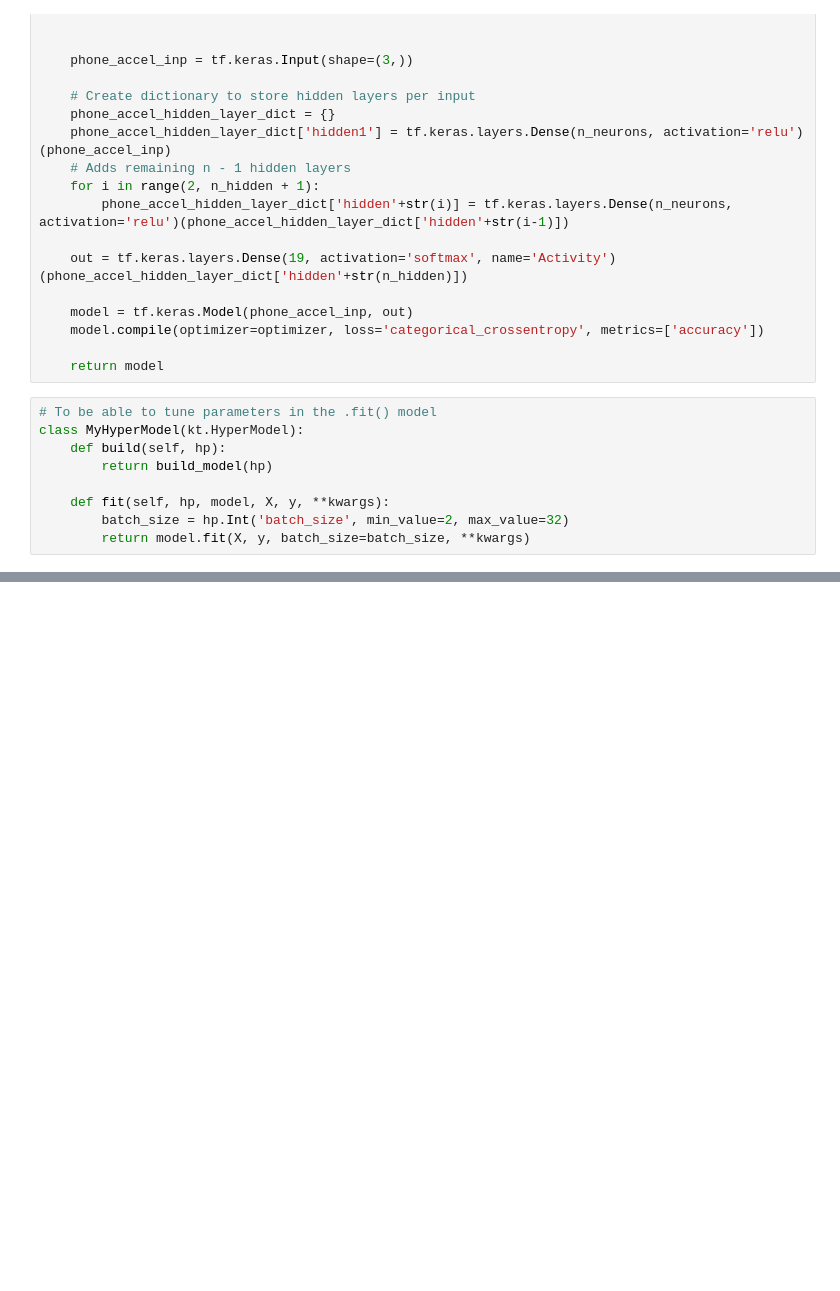
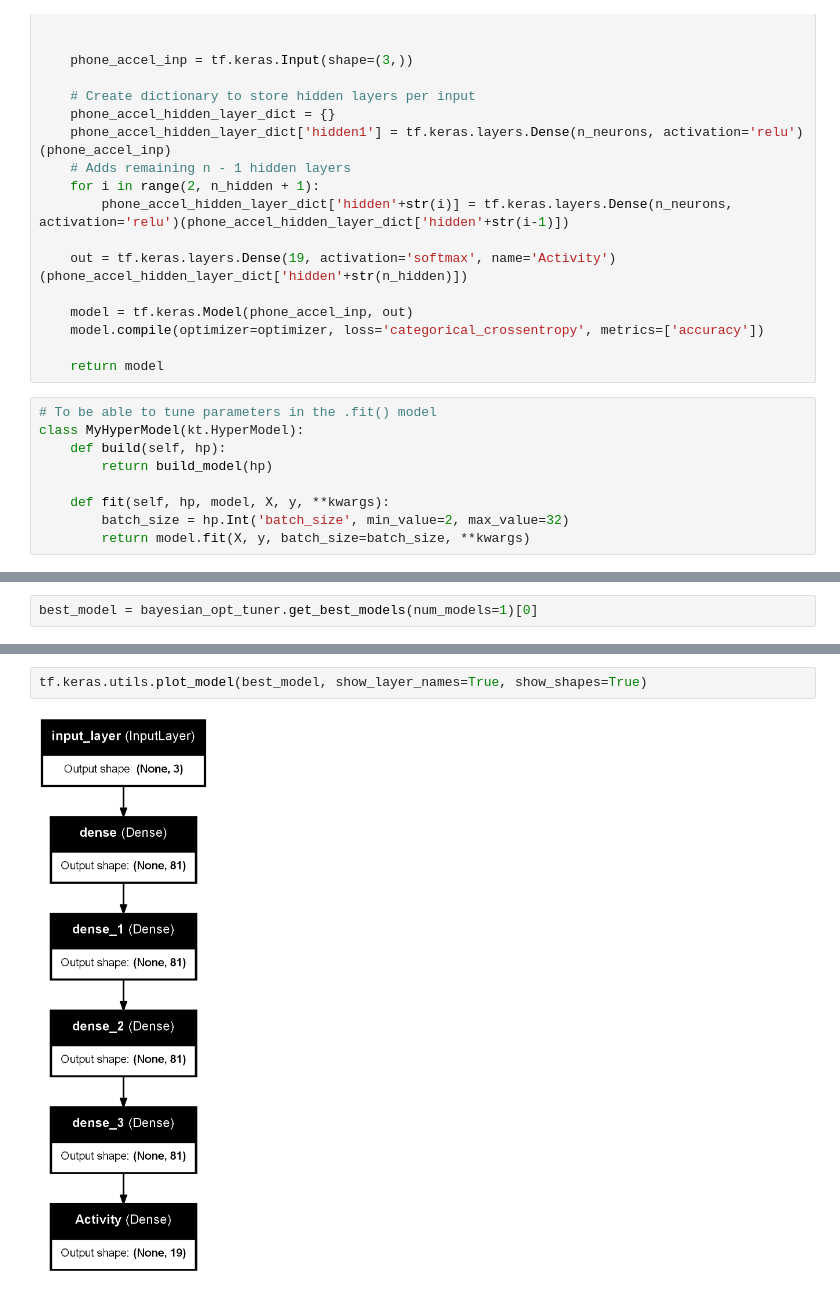
Before and after one commit to Mapua-Data-Science/module-2-exam-wisdm-acenas_carreon, a Jupyter notebook: src/notebook.ipynb, the cells around one changed output, grey strips where cells are left out. Drawn from its saved outputs; the diff is of its cells as text; blank space fills up the shorter version.

Commit message:
Evaluated model

```diff
--- a/src/notebook.ipynb
+++ b/src/notebook.ipynb
@@ -193,0 +210,2 @@ array([[0.09625658, 0.09123437, 0.11962746, ..., 0.03263706, 0.03468076,
+# %%
+best_model = bayesian_opt_tuner.get_best_models(num_models=1)[0]
@@ -193,0 +236,4 @@ array([[0.09625658, 0.09123437, 0.11962746, ..., 0.03263706, 0.03468076,
+# %%
+tf.keras.utils.plot_model(best_model, show_layer_names=True, show_shapes=True)
+# %% [output]
+[figure, added]
```
Also changed, not shown: parts of 15 cells of this notebook.
